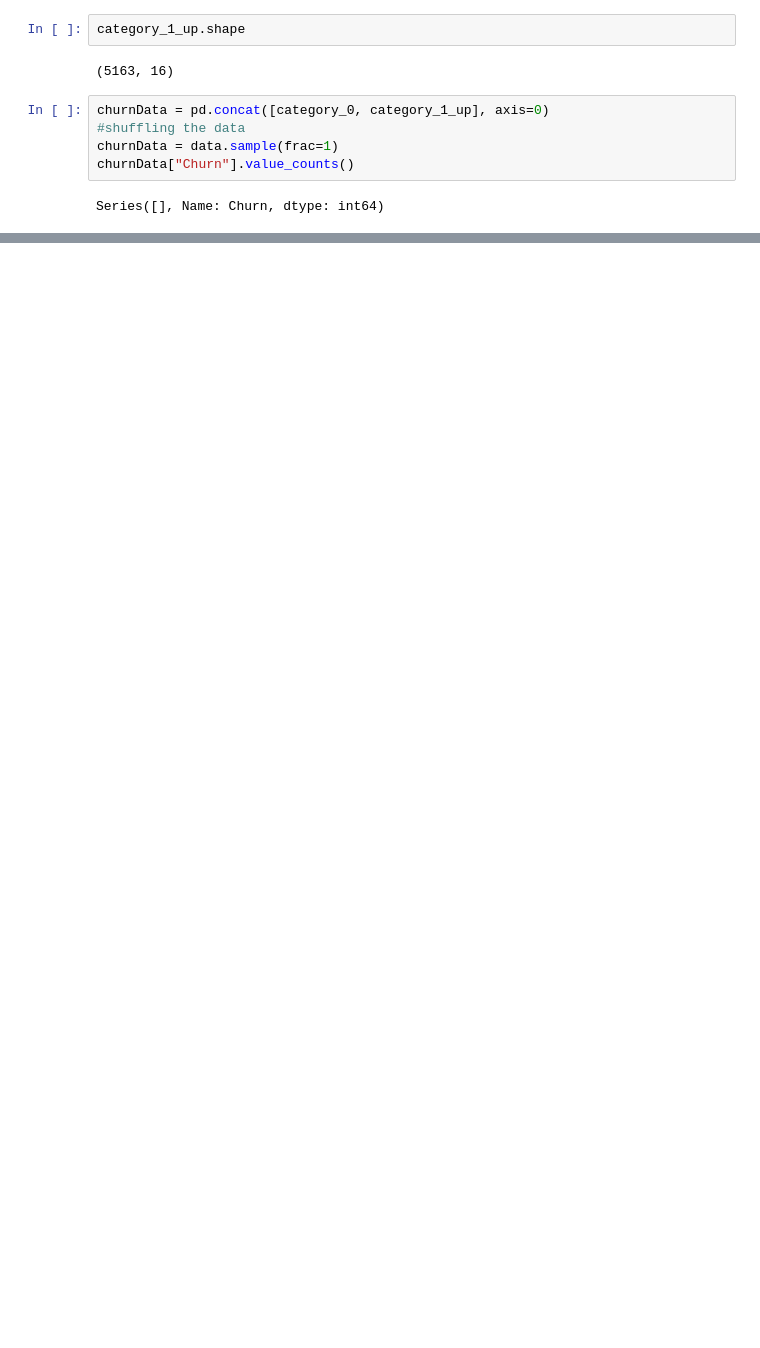
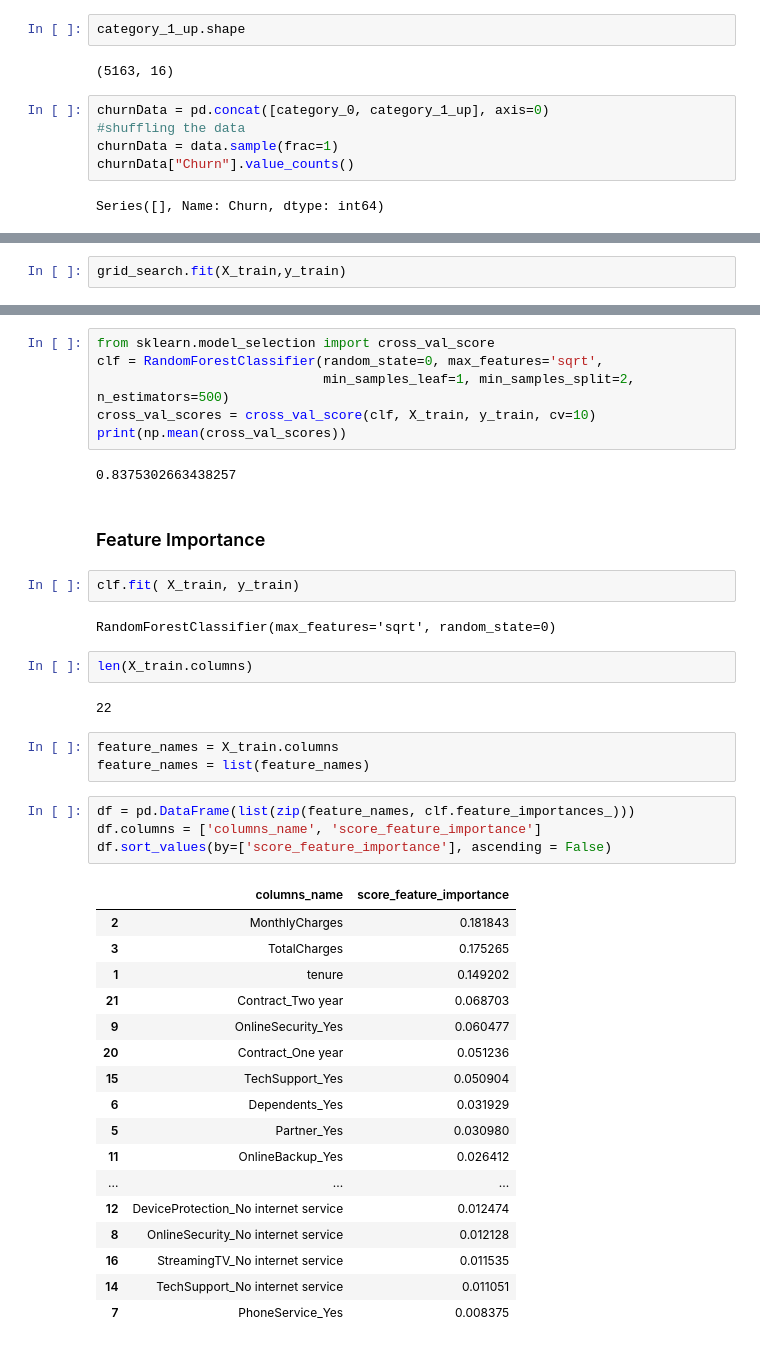
Before and after one commit to hannahlangen/IronHannah, a Jupyter notebook: Labs Week 7/Classification, Handling Imbalanced Data, Decision Trees.ipynb, the cells around one changed output, grey strips where cells are left out. Cells and saved outputs as stored; diff of their text form; blank space fills up the shorter version.

```diff
--- a/Labs Week 7/Classification, Handling Imbalanced Data, Decision Trees.ipynb
+++ b/Labs Week 7/Classification, Handling Imbalanced Data, Decision Trees.ipynb
@@ -685,0 +745,2 @@ Series([], Name: Churn, dtype: int64)
+# %%
+grid_search.fit(X_train,y_train)
@@ -685,0 +765,43 @@ Series([], Name: Churn, dtype: int64)
+# %%
+from sklearn.model_selection import cross_val_score
+clf = RandomForestClassifier(random_state=0, max_features='sqrt',
+                             min_samples_leaf=1, min_samples_split=2, n_estimators=500)
+cross_val_scores = cross_val_score(clf, X_train, y_train, cv=10)
+print(np.mean(cross_val_scores))
+# %% [output]
+0.8375302663438257
+# %% [markdown]
+### Feature Importance
+# %%
+clf.fit( X_train, y_train)
+# %% [output]
+RandomForestClassifier(max_features='sqrt', random_state=0)
+# %%
+len(X_train.columns)
+# %% [output]
+22
+# %%
+feature_names = X_train.columns
+feature_names = list(feature_names)
+# %%
+df = pd.DataFrame(list(zip(feature_names, clf.feature_importances_)))
+df.columns = ['columns_name', 'score_feature_importance']
+df.sort_values(by=['score_feature_importance'], ascending = False)
+# %% [output]
+|  | columns_name | score_feature_importance |
+| 2 | MonthlyCharges | 0.181843 |
+| 3 | TotalCharges | 0.175265 |
+| 1 | tenure | 0.149202 |
+| 21 | Contract_Two year | 0.068703 |
+| 9 | OnlineSecurity_Yes | 0.060477 |
+| 20 | Contract_One year | 0.051236 |
+| 15 | TechSupport_Yes | 0.050904 |
+| 6 | Dependents_Yes | 0.031929 |
+| 5 | Partner_Yes | 0.030980 |
+| 11 | OnlineBackup_Yes | 0.026412 |
+| ... | ... | ... |
+| 12 | DeviceProtection_No internet service | 0.012474 |
+| 8 | OnlineSecurity_No internet service | 0.012128 |
+| 16 | StreamingTV_No internet service | 0.011535 |
+| 14 | TechSupport_No internet service | 0.011051 |
+| 7 | PhoneService_Yes | 0.008375 |
```
Also changed, not shown: parts of 26 cells of this notebook.
